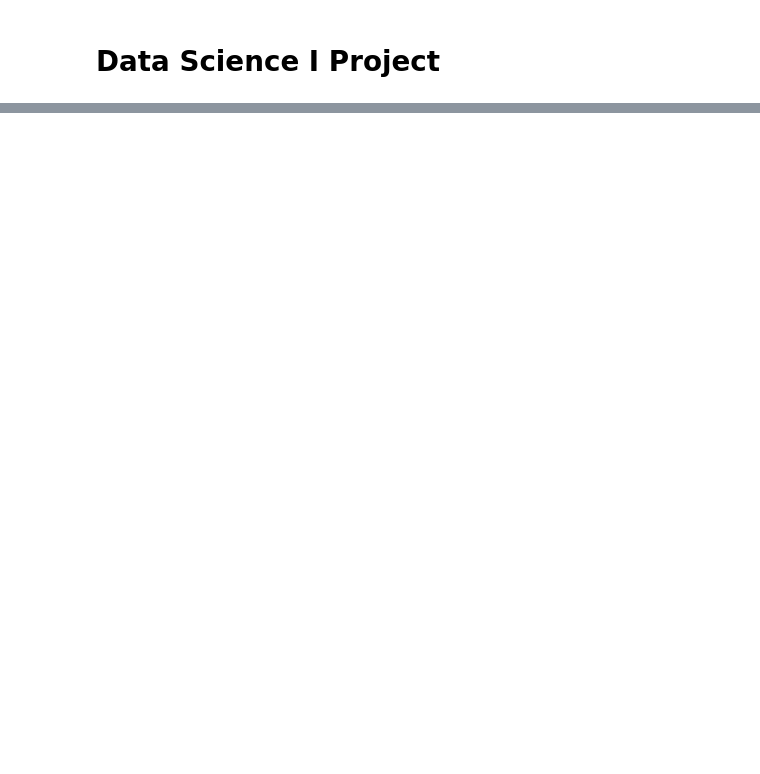
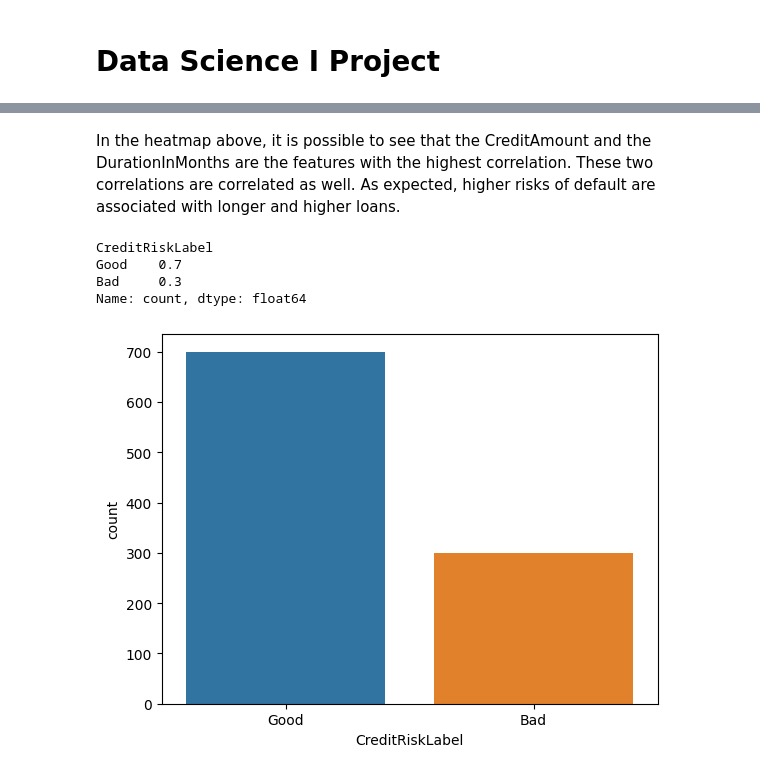
Before and after one commit to LucasVon0645/DSI-Project---Credit-Risk-Prediction, a Jupyter notebook: project.ipynb, the cells around one changed output, grey strips where cells are left out. Drawn from its saved outputs; the diff is of its cells as text; code cells hidden in the pictures; blank space fills up the shorter version.

```diff
--- a/project.ipynb
+++ b/project.ipynb
@@ -92,0 +251,4 @@ dataset_df
+# %%
+
+print(dataset_df.info())
+number_samples = len(dataset_df)
@@ -92,0 +279,12 @@ dataset_df
+# %% [markdown]
+In the heatmap above, it is possible to see that the CreditAmount and the DurationInMonths are the features with the highest correlation. These two correlations are correlated as well.
+As expected, higher risks of default are associated with longer and higher loans.
+# %%
+sns.countplot(x="CreditRiskLabel", data=dataset_df, hue="CreditRiskLabel")
+dataset_df["CreditRiskLabel"].value_counts()/number_samples
+# %% [output]
+CreditRiskLabel
+Good    0.7
+Bad     0.3
+Name: count, dtype: float64
+[figure, added]
```
Also changed, not shown: parts of 23 cells of this notebook, 1 other file.
